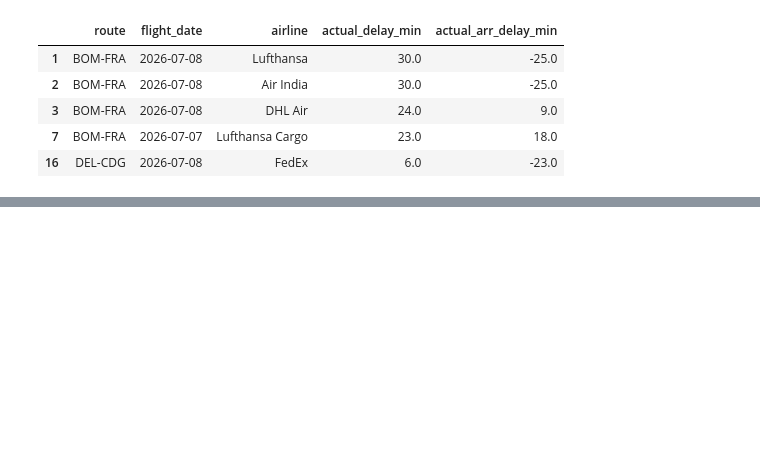
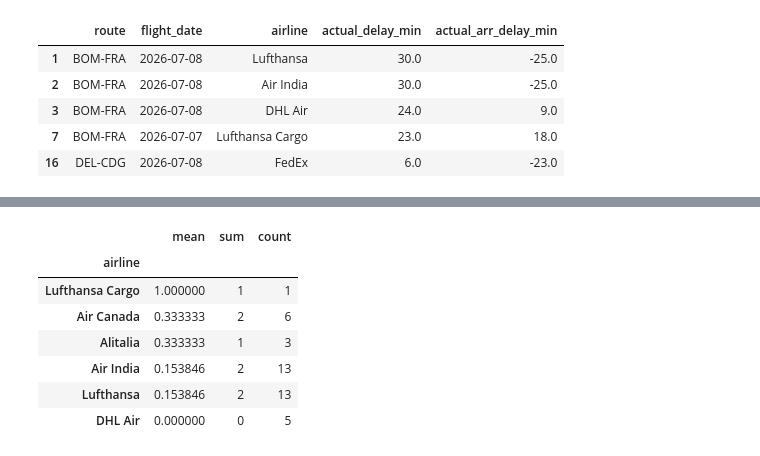
Before and after one commit to khushi1215/RouteWatch, a Jupyter notebook: explore.ipynb, the cells around one changed output, grey strips where cells are left out. Cells and saved outputs as stored; diff of their text form; code cells hidden in the pictures; blank space fills up the shorter version.

Commit message:
eda: confirm BOM-FRA pattern at 120 flights, airline breakdown finding

```diff
--- a/explore.ipynb
+++ b/explore.ipynb
@@ -325,0 +318,12 @@ complete_flights.groupby('route')['is_delayed'].agg(['mean', 'sum', 'count'])
+# %%
+bom_fra = complete_flights[complete_flights['route'] == 'BOM-FRA']
+bom_fra.groupby('airline')['is_delayed'].agg(['mean', 'sum', 'count']).sort_values('mean', ascending=False)
+# %% [output]
+|  | mean | sum | count |
+| airline |  |  |  |
+| Lufthansa Cargo | 1.000000 | 1 | 1 |
+| Air Canada | 0.333333 | 2 | 6 |
+| Alitalia | 0.333333 | 1 | 3 |
+| Air India | 0.153846 | 2 | 13 |
+| Lufthansa | 0.153846 | 2 | 13 |
+| DHL Air | 0.000000 | 0 | 5 |
```
Also changed, not shown: parts of 21 cells of this notebook.
